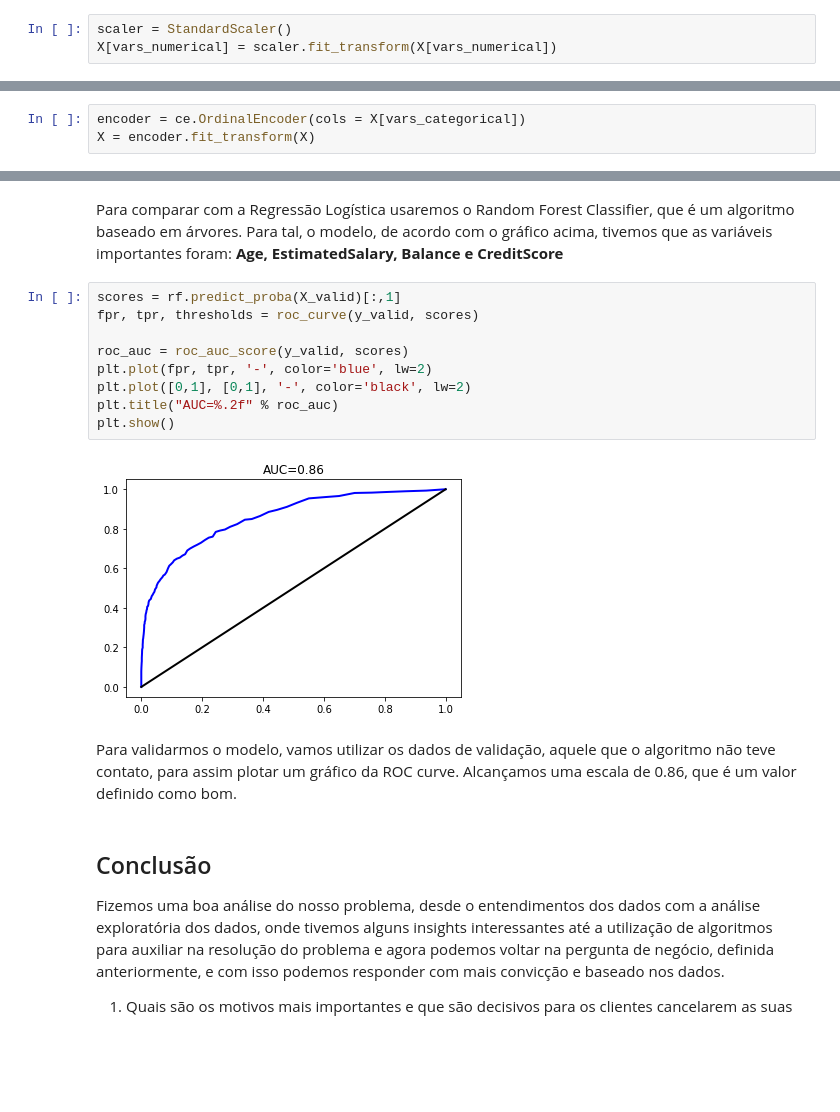
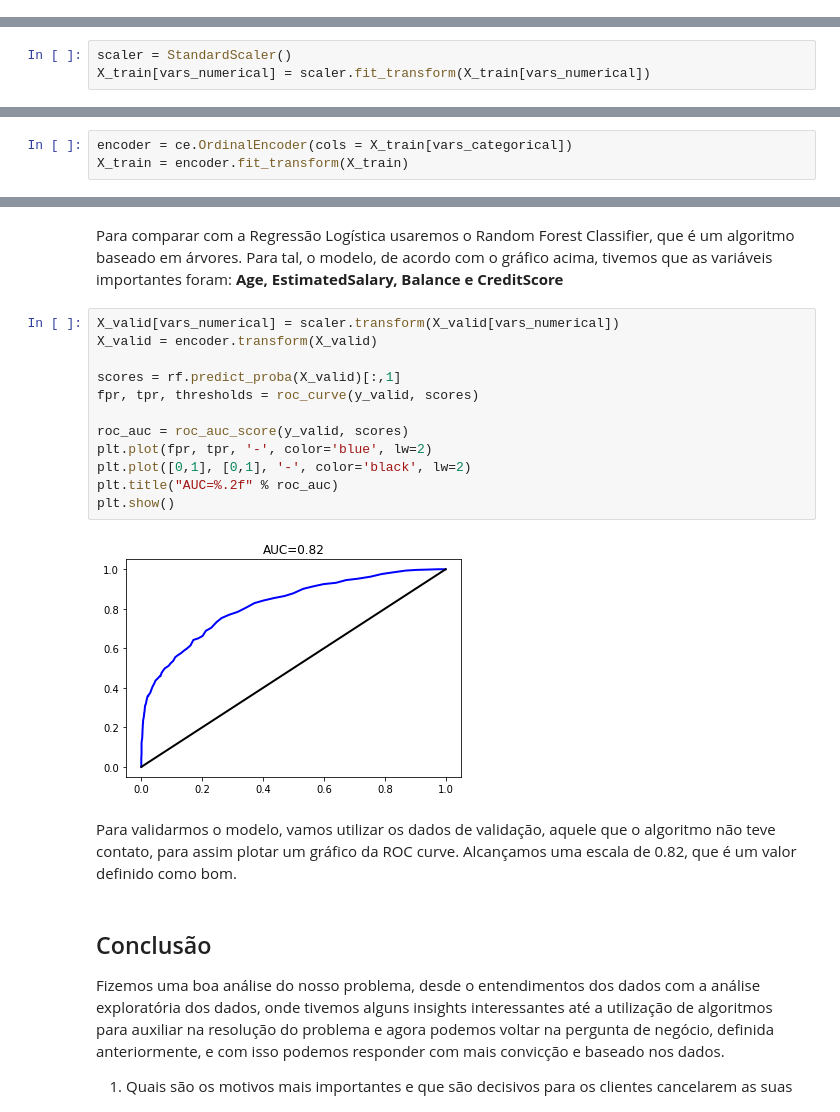
Before and after one commit to mathdeoliveira/Portfolio_DataScience, a Jupyter notebook: Business_Analytics_Churn_Clientes.ipynb, the cells around one changed output, grey strips where cells are left out. Drawn from its saved outputs; the diff is of its cells as text; blank space fills up the shorter version.

```diff
--- a/Business_Analytics_Churn_Clientes.ipynb
+++ b/Business_Analytics_Churn_Clientes.ipynb
@@ -274,6 +275,3 @@ Os códigos acima redefine o nosso conjunto de dados para o original. Selecionam
 É dividido também entre númericas e categóricas, pois será necessário transformações para esses tipos.
 # %% [markdown]
 ### Pré processamento
-# %%
-scaler = StandardScaler()
-X[vars_numerical] = scaler.fit_transform(X[vars_numerical])
@@ -284,3 +277,0 @@ A padronização é uma re-escala dos dados númericos dentro de uma faixa, e a
-# %%
-encoder = ce.OrdinalEncoder(cols = X[vars_categorical])
-X = encoder.fit_transform(X)
@@ -300,0 +297,3 @@ Com isso vamos dividir os dados, sendo para os dados de treino 70% e para os dad
+# %%
+scaler = StandardScaler()
+X_train[vars_numerical] = scaler.fit_transform(X_train[vars_numerical])
@@ -300,0 +304,3 @@ Com isso vamos dividir os dados, sendo para os dados de treino 70% e para os dad
+# %%
+encoder = ce.OrdinalEncoder(cols = X_train[vars_categorical])
+X_train = encoder.fit_transform(X_train)
@@ -403,18 +413,21 @@ plt.tight_layout()
 # %% [markdown]
 Para comparar com a Regressão Logística usaremos o Random Forest Classifier, que é um algoritmo baseado em árvores. Para tal, o modelo, de acordo com o gráfico acima, tivemos que as variáveis importantes foram: **Age, EstimatedSalary, Balance e CreditScore**
 # %%
+X_valid[vars_numerical] = scaler.transform(X_valid[vars_numerical])
+X_valid = encoder.transform(X_valid)
+
 scores = rf.predict_proba(X_valid)[:,1]
 fpr, tpr, thresholds = roc_curve(y_valid, scores)
 
 roc_auc = roc_auc_score(y_valid, scores)
 plt.plot(fpr, tpr, '-', color='blue', lw=2)
 plt.plot([0,1], [0,1], '-', color='black', lw=2)
 plt.title("AUC=%.2f" % roc_auc)
 plt.show()
 # %% [output]
-[figure, old version]
+[figure, new version]
 # %% [markdown]
-Para validarmos o modelo, vamos utilizar os dados de validação, aquele que o algoritmo não teve contato, para assim plotar um gráfico da ROC curve. Alcançamos uma escala de 0.86, que é um valor definido como bom.
+Para validarmos o modelo, vamos utilizar os dados de validação, aquele que o algoritmo não teve contato, para assim plotar um gráfico da ROC curve. Alcançamos uma escala de 0.82, que é um valor definido como bom.
 # %% [markdown]
 ## Conclusão
 
```
Also changed, not shown: parts of 8 cells of this notebook.
